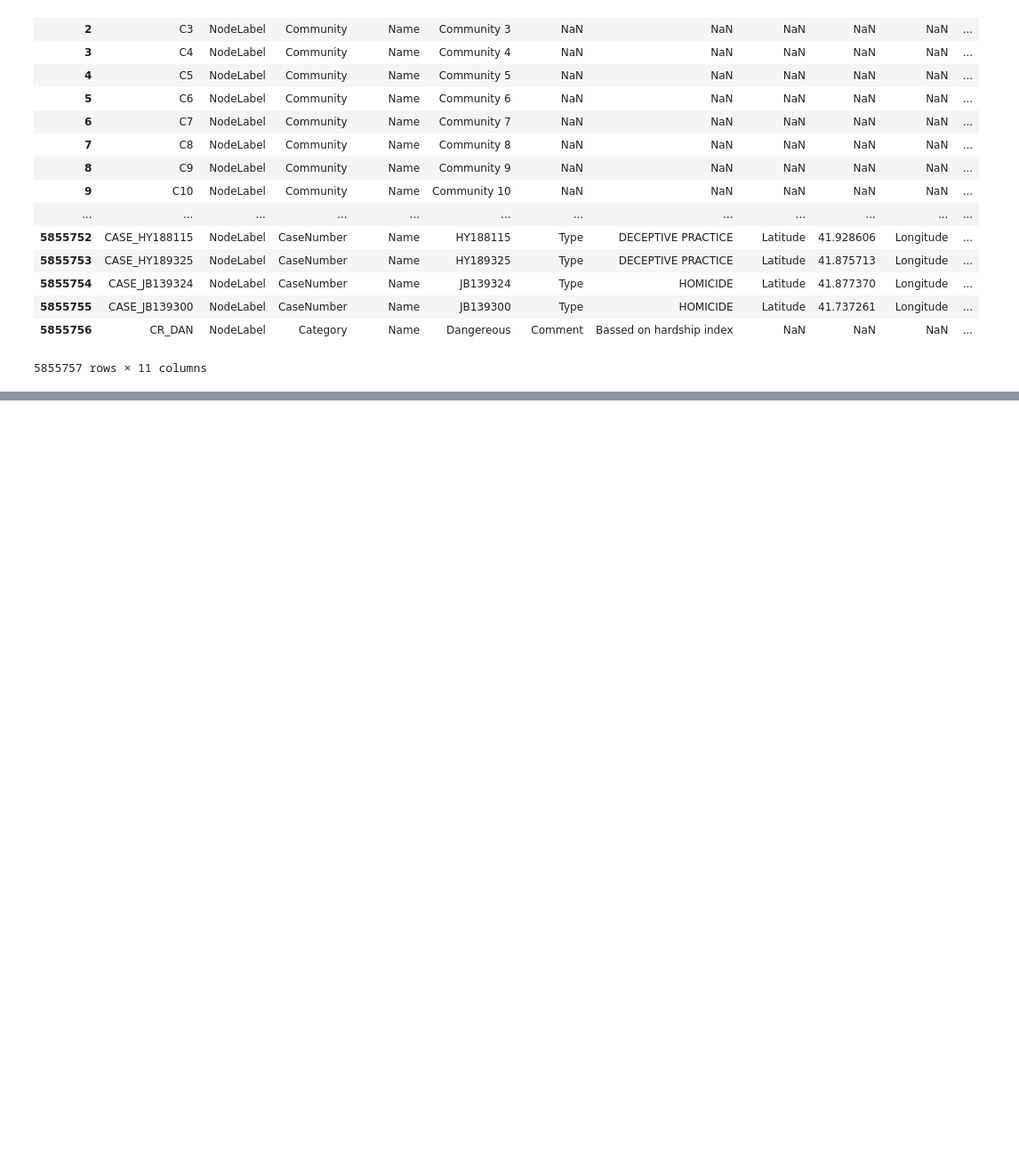
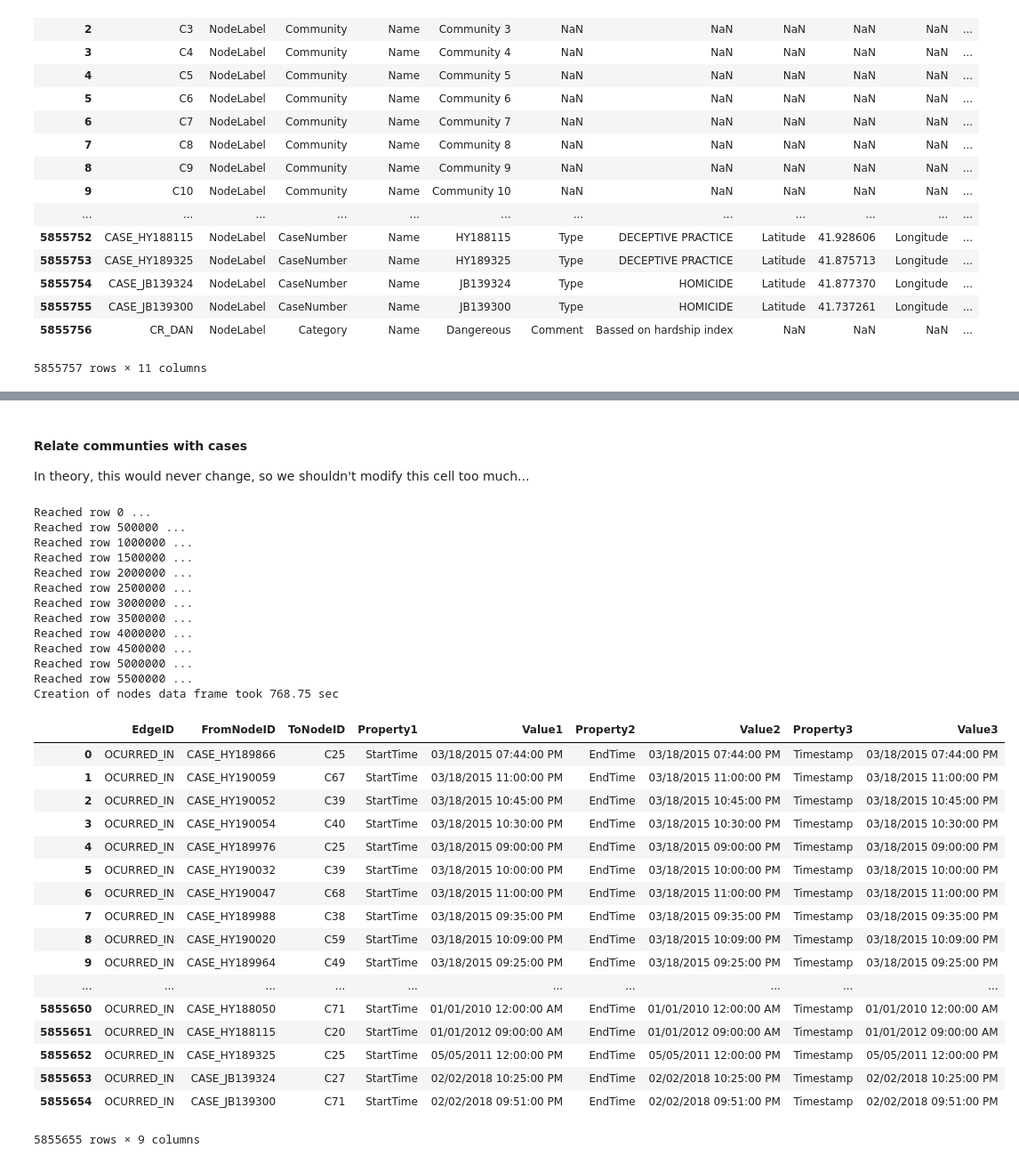
Before and after one commit to gomerudo/tuedataeng, a Jupyter notebook: wrangling/ChicagoCrimes_wrangling.ipynb, the cells around one changed output, grey strips where cells are left out. Shown at 89% size. Cells and saved outputs as stored; diff of their text form; code cells hidden in the pictures; blank space fills up the shorter version.

Commit message:
Edges creation

```diff
--- a/wrangling/ChicagoCrimes_wrangling.ipynb
+++ b/wrangling/ChicagoCrimes_wrangling.ipynb
@@ -174,0 +177,79 @@ nodes_df.to_csv(DATASET_NODES_PATH, index = False)
+# %% [markdown]
+#### Relate communties with cases
+
+In theory, this would never change, so we shouldn't modify this cell too much...
+# %%
+import time
+
+# Log time
+start_time = time.time()
+
+# Array to store the edges
+edges_list = []
+
+headers = ["EdgeID", "FromNodeID", "ToNodeID",
+           "Property1", "Value1",
+           "Property2", "Value2",
+           "Property3", "Value3"]
+
+# Get the communities satisfying a given criteria
+communities_criteria = indicators_df[indicators_df['HARDSHIP INDEX'] > 50]
+
+# We iterate over the whole dataset to associate all the cases.
+for index, row in crimes_df.iterrows():
+    if index % 500000 == 0:
+        print("Reached row {} ...".format(index))
+    edges_list.append(
+        [
+            "OCURRED_IN", # EdgeID
+            "CASE_" + row['Case Number'], # FromNodeID (A case)
+            "C" + str(row['Community Area']), # ToNodeID (A community)
+            "StartTime", # Property1
+            row['Date'], # Value1. TODO: save start of period we should define
+            "EndTime", # Property2
+            row['Date'], # Value2. TODO: save end of period we should define
+            "Timestamp", # Property3
+            row['Date'] # Value3
+        ]
+    )
+
+pd.DataFrame(edges_list, columns = headers)
+
+edges_df = pd.DataFrame(edges_list, columns = headers)
+
+end_time = time.time()
+print("Creation of edges data frame took {:.2f} sec".format(end_time - start_time))
+
+edges_df
+# %% [output]
+Reached row 0 ...
+Reached row 500000 ...
+Reached row 1000000 ...
+Reached row 1500000 ...
+Reached row 2000000 ...
+Reached row 2500000 ...
+Reached row 3000000 ...
+Reached row 3500000 ...
+Reached row 4000000 ...
+Reached row 4500000 ...
+Reached row 5000000 ...
+Reached row 5500000 ...
+Creation of nodes data frame took 768.75 sec
+|  | EdgeID | FromNodeID | ToNodeID | Property1 | Value1 | Property2 | Value2 | Property3 | Value3 |
+| 0 | OCURRED_IN | CASE_HY189866 | C25 | StartTime | 03/18/2015 07:44:00 PM | EndTime | 03/18/2015 07:44:00 PM | Timestamp | 03/18/2015 07:44:00 PM |
+| 1 | OCURRED_IN | CASE_HY190059 | C67 | StartTime | 03/18/2015 11:00:00 PM | EndTime | 03/18/2015 11:00:00 PM | Timestamp | 03/18/2015 11:00:00 PM |
+| 2 | OCURRED_IN | CASE_HY190052 | C39 | StartTime | 03/18/2015 10:45:00 PM | EndTime | 03/18/2015 10:45:00 PM | Timestamp | 03/18/2015 10:45:00 PM |
+| 3 | OCURRED_IN | CASE_HY190054 | C40 | StartTime | 03/18/2015 10:30:00 PM | EndTime | 03/18/2015 10:30:00 PM | Timestamp | 03/18/2015 10:30:00 PM |
+| 4 | OCURRED_IN | CASE_HY189976 | C25 | StartTime | 03/18/2015 09:00:00 PM | EndTime | 03/18/2015 09:00:00 PM | Timestamp | 03/18/2015 09:00:00 PM |
+| 5 | OCURRED_IN | CASE_HY190032 | C39 | StartTime | 03/18/2015 10:00:00 PM | EndTime | 03/18/2015 10:00:00 PM | Timestamp | 03/18/2015 10:00:00 PM |
+| 6 | OCURRED_IN | CASE_HY190047 | C68 | StartTime | 03/18/2015 11:00:00 PM | EndTime | 03/18/2015 11:00:00 PM | Timestamp | 03/18/2015 11:00:00 PM |
+| 7 | OCURRED_IN | CASE_HY189988 | C38 | StartTime | 03/18/2015 09:35:00 PM | EndTime | 03/18/2015 09:35:00 PM | Timestamp | 03/18/2015 09:35:00 PM |
+| 8 | OCURRED_IN | CASE_HY190020 | C59 | StartTime | 03/18/2015 10:09:00 PM | EndTime | 03/18/2015 10:09:00 PM | Timestamp | 03/18/2015 10:09:00 PM |
+| 9 | OCURRED_IN | CASE_HY189964 | C49 | StartTime | 03/18/2015 09:25:00 PM | EndTime | 03/18/2015 09:25:00 PM | Timestamp | 03/18/2015 09:25:00 PM |
+| ... | ... | ... | ... | ... | ... | ... | ... | ... | ... |
+| 5855650 | OCURRED_IN | CASE_HY188050 | C71 | StartTime | 01/01/2010 12:00:00 AM | EndTime | 01/01/2010 12:00:00 AM | Timestamp | 01/01/2010 12:00:00 AM |
+| 5855651 | OCURRED_IN | CASE_HY188115 | C20 | StartTime | 01/01/2012 09:00:00 AM | EndTime | 01/01/2012 09:00:00 AM | Timestamp | 01/01/2012 09:00:00 AM |
+| 5855652 | OCURRED_IN | CASE_HY189325 | C25 | StartTime | 05/05/2011 12:00:00 PM | EndTime | 05/05/2011 12:00:00 PM | Timestamp | 05/05/2011 12:00:00 PM |
+| 5855653 | OCURRED_IN | CASE_JB139324 | C27 | StartTime | 02/02/2018 10:25:00 PM | EndTime | 02/02/2018 10:25:00 PM | Timestamp | 02/02/2018 10:25:00 PM |
+| 5855654 | OCURRED_IN | CASE_JB139300 | C71 | StartTime | 02/02/2018 09:51:00 PM | EndTime | 02/02/2018 09:51:00 PM | Timestamp | 02/02/2018 09:51:00 PM |
+5855655 rows × 9 columns
```
Also changed, not shown: parts of 6 cells of this notebook, 2 other files.
